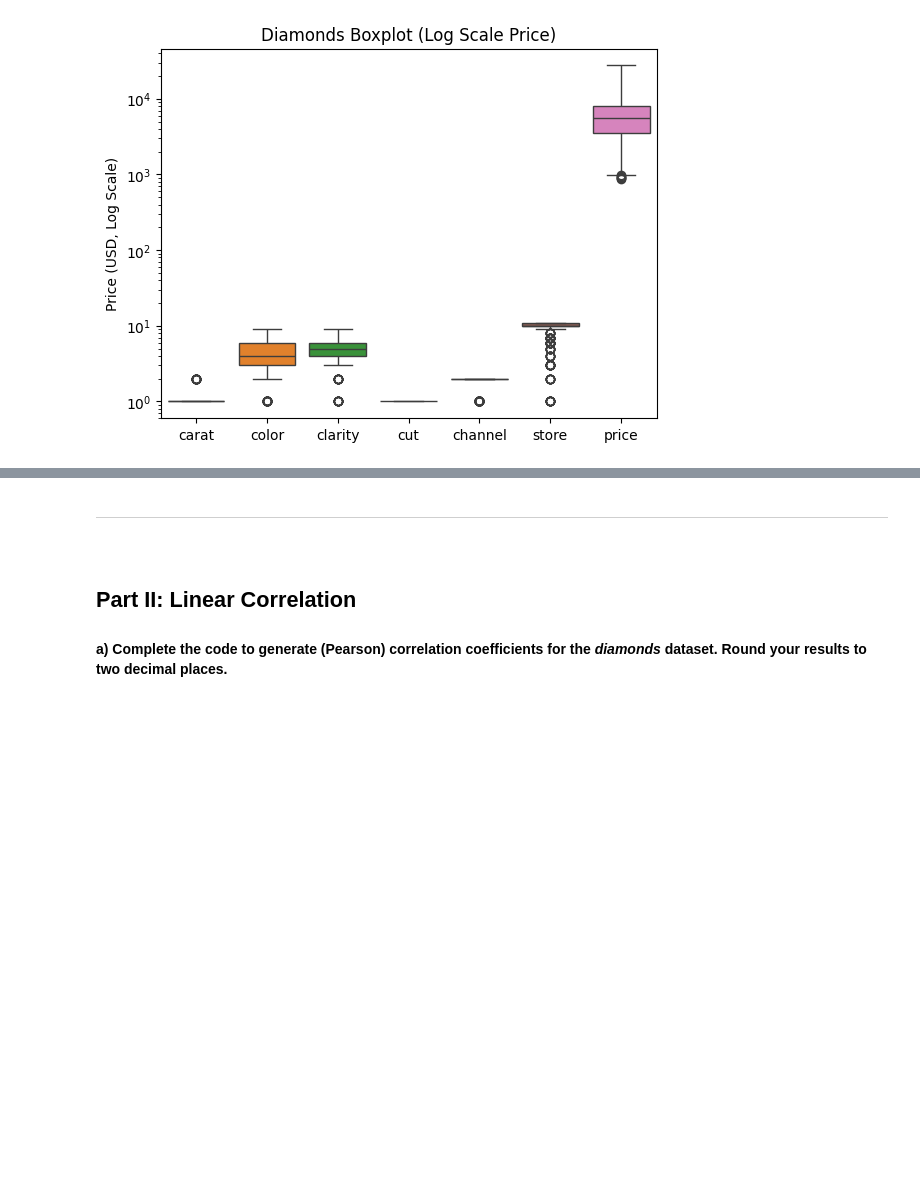
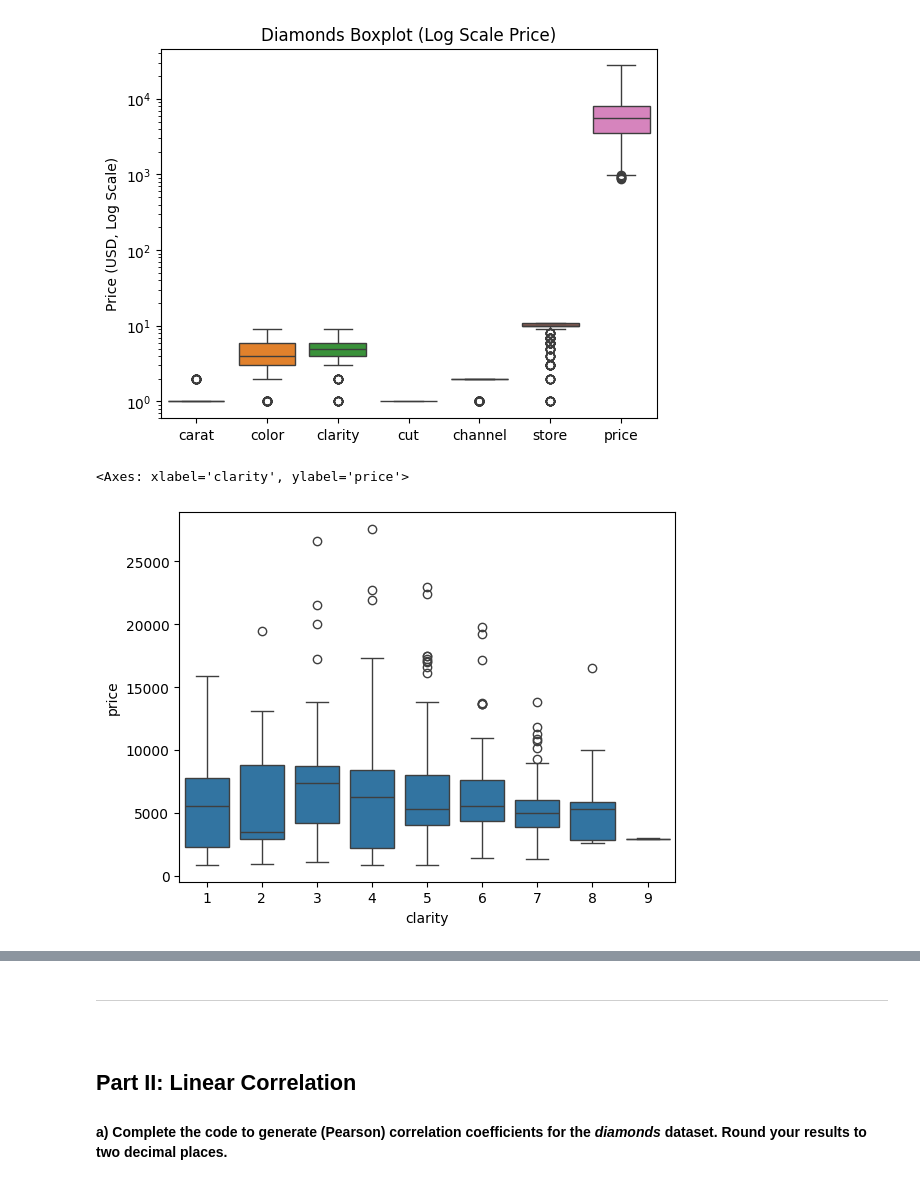
Before and after one commit to Knowasiak/A2_World_Region_Analysis, a Jupyter notebook: Script 03 - Exploratory Data Analysis - Guided.ipynb, the cells around one changed output, grey strips where cells are left out. Saved outputs shown, nothing was run; the diff lists cells and outputs as text; code cells hidden in the pictures; blank space fills up the shorter version.

```diff
--- a/Script 03 - Exploratory Data Analysis - Guided.ipynb
+++ b/Script 03 - Exploratory Data Analysis - Guided.ipynb
@@ -236,3 +236,12 @@ plt.ylabel('Price (USD, Log Scale)')
 plt.show()
 # %% [output]
 [figure]
+# %%
+sns.boxplot(
+    data = diamonds,
+    x = "clarity",
+    y = "price"
+)
+# %% [output]
+<Axes: xlabel='clarity', ylabel='price'>
+[figure, added]
```
Also changed, not shown: parts of 5 cells of this notebook.
